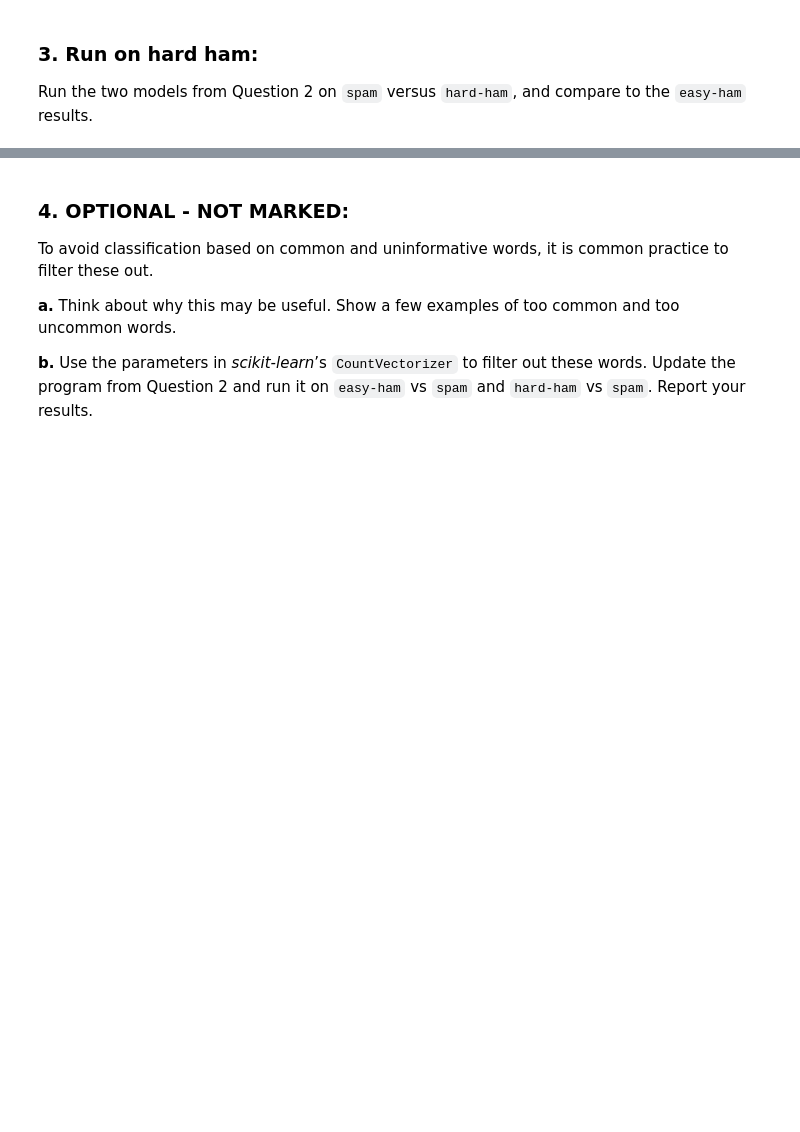
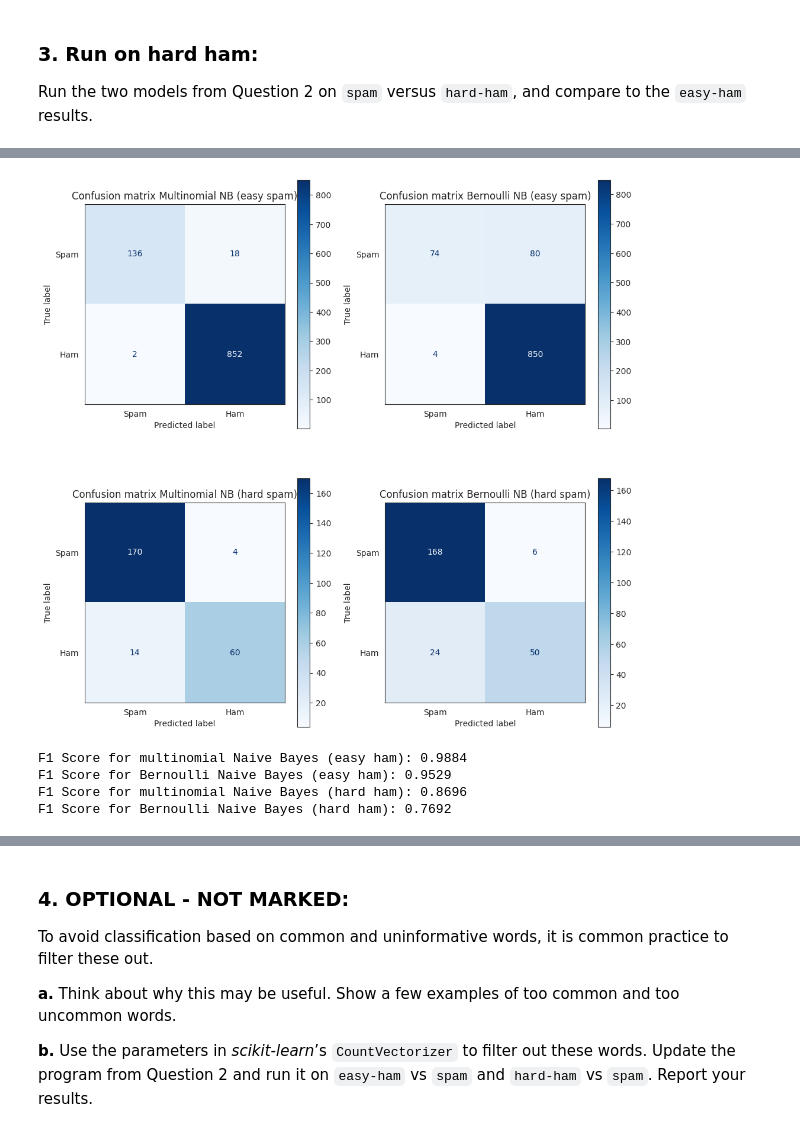
Before and after one commit to lucamodica/introduction-to-data-science-and-ai--chalmers, a Jupyter notebook: assignments/4-naive-bayes/assignment-4.ipynb, the cells around one changed output, grey strips where cells are left out. Saved outputs shown, nothing was run; the diff lists cells and outputs as text; code cells hidden in the pictures; blank space fills up the shorter version.

```diff
--- a/assignments/4-naive-bayes/assignment-4.ipynb
+++ b/assignments/4-naive-bayes/assignment-4.ipynb
@@ -78,0 +232,17 @@ Run the two models from Question 2 on `spam` versus `hard-ham`, and compare to t
+# %%
+X_hard = CountVectorizer().fit_transform(X_hard)
+# %%
+X_train_hard ,X_test_hard ,y_train_hard ,y_test_hard = train_test_split(
+    X_hard,y_hard,
+    test_size=0.33,
+    shuffle=True,
+    random_state=42
+)
+# %%
+# train a Multinomial Naive Bayes model and retrieve predictions
+multinomialNB_model = MultinomialNB().fit(X_train_hard, y_train_hard)
+y_predict_hard_multi = multinomialNB_model.predict(X_test_hard)
+# %%
+# train a Bernoulli Naive Bayes model and retrieve predictions
+BernoulliNB_model = BernoulliNB().fit(X_train_hard,y_train_hard)
+y_predict_hard_berno = BernoulliNB_model.predict(X_test_hard)
@@ -78,0 +251,56 @@ Run the two models from Question 2 on `spam` versus `hard-ham`, and compare to t
+# %%
+# visualize the confusion matrices to check the performances of the models
+with sns.axes_style("white"):
+    fig, axes = plt.subplots(2, 2, figsize=(12, 12))
+
+    ConfusionMatrixDisplay(
+        confusion_matrix=confusion_matrix(y_test_easy, y_predict_easy_multi),
+        display_labels=['Spam', 'Ham'],
+    ).plot(
+        ax=axes[0, 0],
+        cmap=plt.cm.Blues,
+        values_format='d'
+    )
+    axes[0, 0].set_title('Confusion matrix Multinomial NB (easy spam)')
+
+    ConfusionMatrixDisplay(
+        confusion_matrix=confusion_matrix(y_test_easy, y_predict_easy_berno),
+        display_labels=['Spam', 'Ham'],
+    ).plot(
+        ax=axes[0, 1],
+        cmap=plt.cm.Blues,
+        values_format='d',
+    )
+    axes[0, 1].set_title('Confusion matrix Bernoulli NB (easy spam)')
+
+    ConfusionMatrixDisplay(
+        confusion_matrix=confusion_matrix(y_test_hard, y_predict_hard_multi),
+        display_labels=['Spam', 'Ham'],
+    ).plot(
+        ax=axes[1, 0],
+        cmap=plt.cm.Blues,
+        values_format='d',
+    )
+    axes[1, 0].set_title('Confusion matrix Multinomial NB (hard spam)')
+
+    ConfusionMatrixDisplay(
+        confusion_matrix=confusion_matrix(y_test_hard, y_predict_hard_berno),
+        display_labels=['Spam', 'Ham'],
+    ).plot(
+        ax=axes[1, 1],
+        cmap=plt.cm.Blues,
+        values_format='d',
+    )
+    axes[1, 1].set_title('Confusion matrix Bernoulli NB (hard spam)')
+# %% [output]
+[figure, added]
+# %%
+print("F1 Score for multinomial Naive Bayes (easy ham):", round(f1_score(y_test_easy, y_predict_easy_multi), 4))
+print("F1 Score for Bernoulli Naive Bayes (easy ham):", round(f1_score(y_test_easy, y_predict_easy_berno), 4))
+print("F1 Score for multinomial Naive Bayes (hard ham):", round(f1_score(y_test_hard, y_predict_hard_multi), 4))
+print("F1 Score for Bernoulli Naive Bayes (hard ham):", round(f1_score(y_test_hard, y_predict_hard_berno), 4))
+# %% [output]
+F1 Score for multinomial Naive Bayes (easy ham): 0.9884
+F1 Score for Bernoulli Naive Bayes (easy ham): 0.9529
+F1 Score for multinomial Naive Bayes (hard ham): 0.8696
+F1 Score for Bernoulli Naive Bayes (hard ham): 0.7692
```
Also changed, not shown: parts of 61 cells of this notebook, 1 other file.
